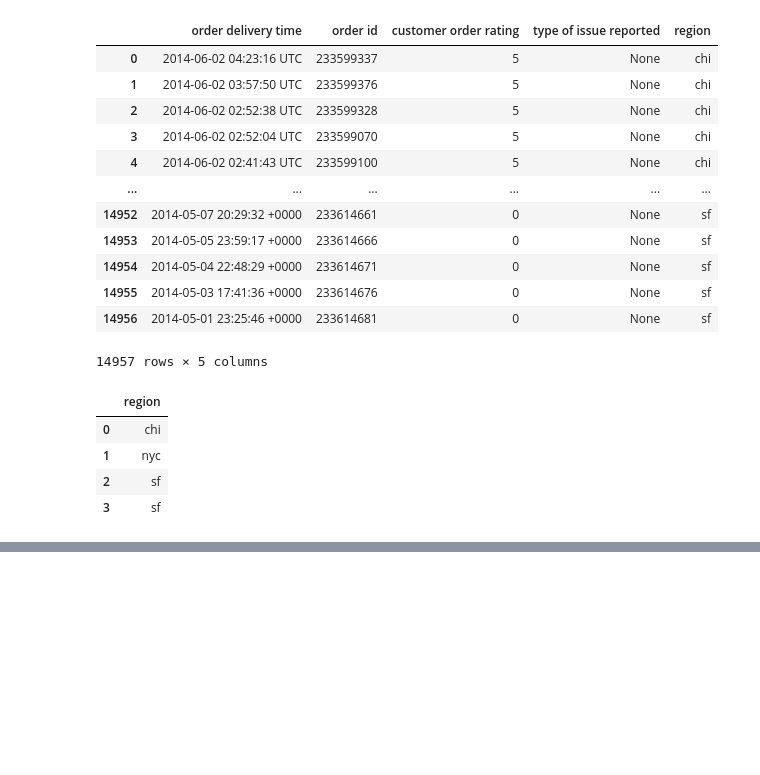
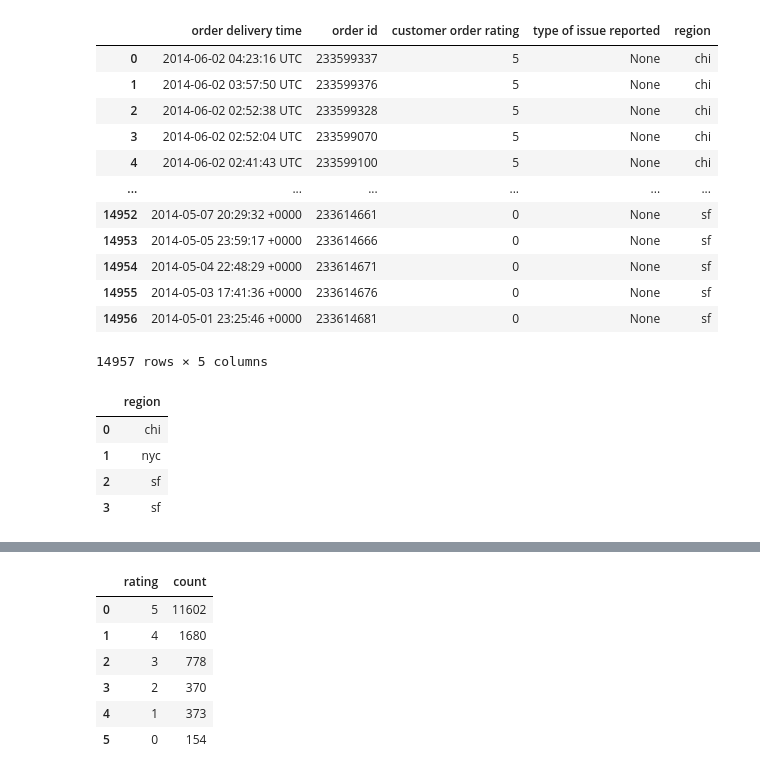
Before and after one commit to PeiZheng224/AI-Powered-Marketing-Content-Pipeline, a Jupyter notebook: instacart_1/takehomefile.ipynb, the cells around one changed output, grey strips where cells are left out. Cells and saved outputs as stored; diff of their text form; code cells hidden in the pictures; blank space fills up the shorter version.

```diff
--- a/instacart_1/takehomefile.ipynb
+++ b/instacart_1/takehomefile.ipynb
@@ -99,0 +123,17 @@ display(distinct_regions_df)
+# %%
+query = """
+SELECT `customer order rating` as rating, count(`customer order rating`) as count
+FROM customer_data
+GROUP BY `customer order rating`
+ORDER BY rating DESC
+"""
+rating_df = pd.read_sql(query, engine)
+display(rating_df)
+# %% [output]
+|  | rating | count |
+| 0 | 5 | 11602 |
+| 1 | 4 | 1680 |
+| 2 | 3 | 778 |
+| 3 | 2 | 370 |
+| 4 | 1 | 373 |
+| 5 | 0 | 154 |
```
Also changed, not shown: parts of 3 cells of this notebook.
